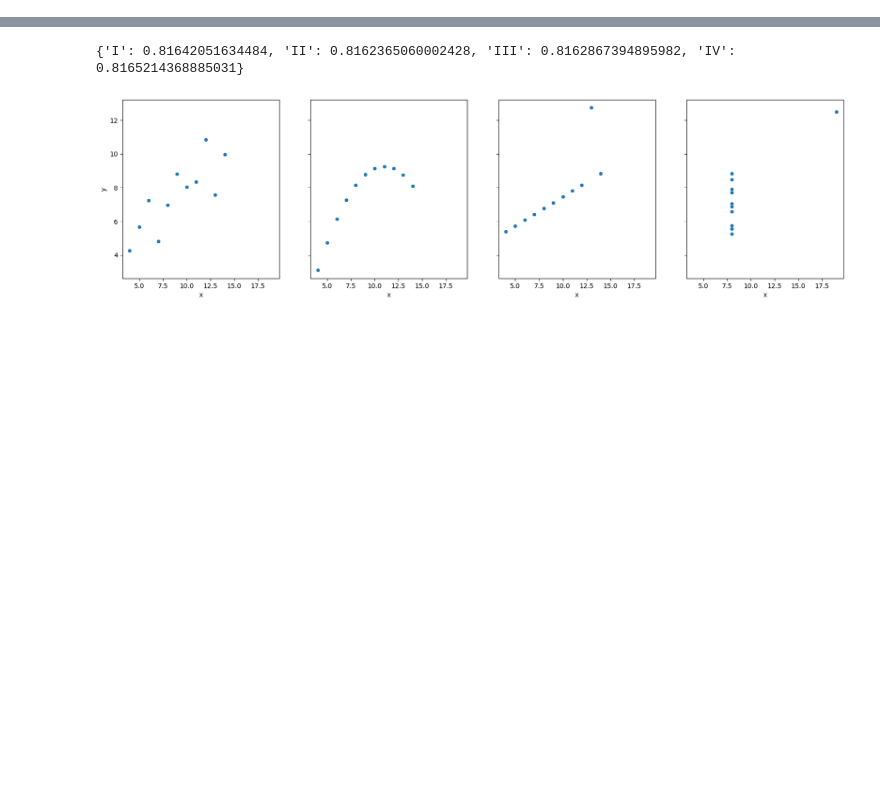
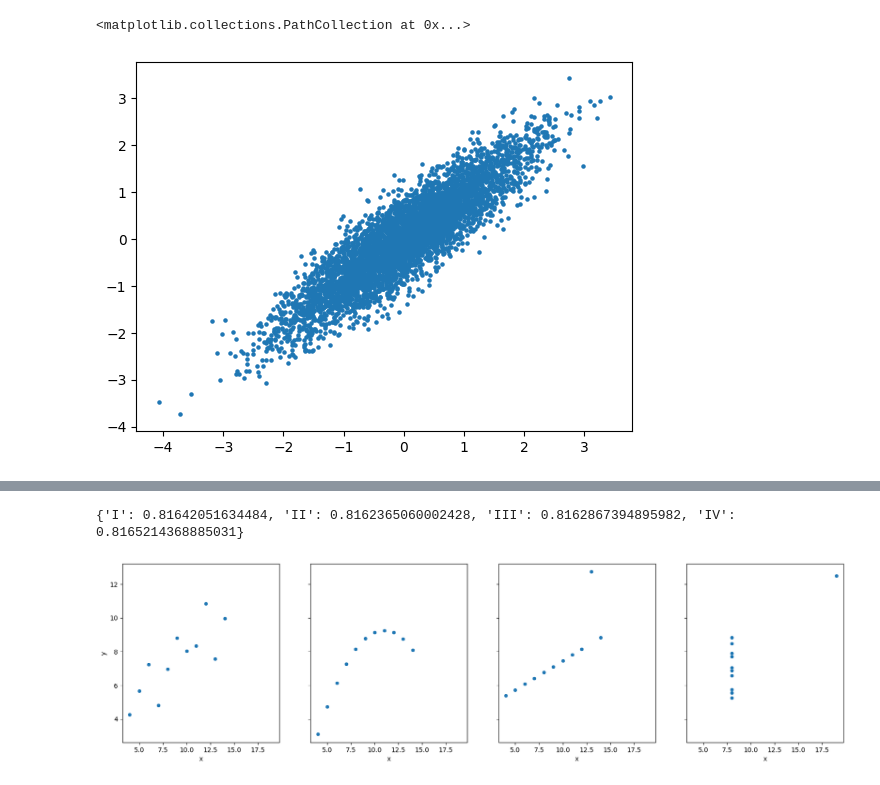
Before and after one commit to Janko-dev/ZM004-2324-data-science, a Jupyter notebook: ds_dc2.ipynb, the cells around one changed output, grey strips where cells are left out. Saved outputs shown, nothing was run; the diff lists cells and outputs as text; code cells hidden in the pictures; blank space fills up the shorter version.

```diff
--- a/ds_dc2.ipynb
+++ b/ds_dc2.ipynb
@@ -5,0 +117,14 @@ import seaborn as sns
+# %%
+d = 2 # dimensionality of data
+
+mean = [0, 0]
+cov = [
+    [1, 0.9],
+    [0.9, 1]
+]
+x = np.random.multivariate_normal(mean=mean, cov=cov, size=(5000,))
+
+plt.scatter(x[:, 0], x[:, 1], s=5)
+# %% [output]
+<matplotlib.collections.PathCollection at 0x...>
+[figure, added]
```
Also changed, not shown: parts of 17 cells of this notebook.
